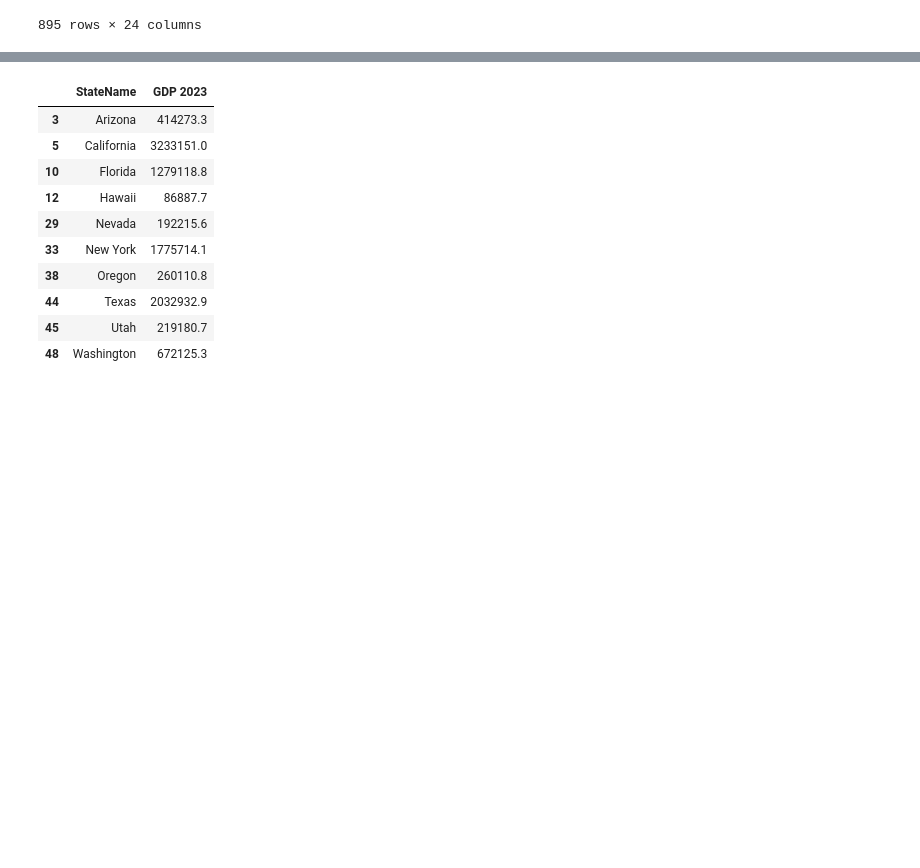
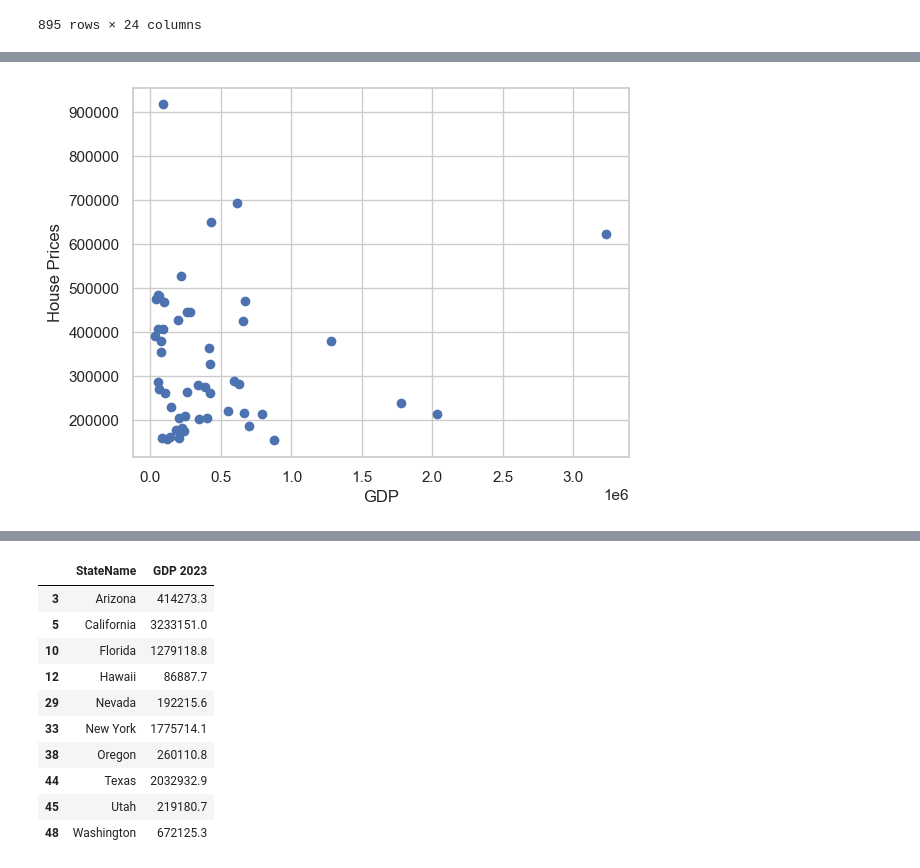
Before and after one commit to elgnol/RealEstate_Project_3, a Jupyter notebook: Long/GDP_vs_housing_price.ipynb, the cells around one changed output, grey strips where cells are left out. Saved outputs shown, nothing was run; the diff lists cells and outputs as text; code cells hidden in the pictures; blank space fills up the shorter version.

```diff
--- a/Long/GDP_vs_housing_price.ipynb
+++ b/Long/GDP_vs_housing_price.ipynb
@@ -51,0 +68,7 @@ home_df_filtered
+# %%
+gdp_df_all = pd.read_csv('../Source/GDP_2023.csv')
+gdp_df_all.drop('GeoFips', axis = 1, inplace = True)
+gdp_df_all = gdp_df_all.rename(columns={'GeoName': 'StateName'})
+gdp_df_all = gdp_df_all.rename(columns={'2023': 'GDP 2023'})
+gdp_df_all = gdp_df_all.iloc[1:].reset_index(drop=True)
+gdp_df_all.head()
@@ -51,0 +137,10 @@ home_df_filtered
+# %%
+from scipy import stats
+gdp = df_sorted_gdp['GDP 2023']
+prices = df_sorted_gdp['Prices in 2023']
+plt.scatter(gdp,prices)
+plt.xlabel("GDP")
+plt.ylabel("House Prices")
+plt.show()
+# %% [output]
+[figure, added]
```
Also changed, not shown: parts of 9 cells of this notebook.
